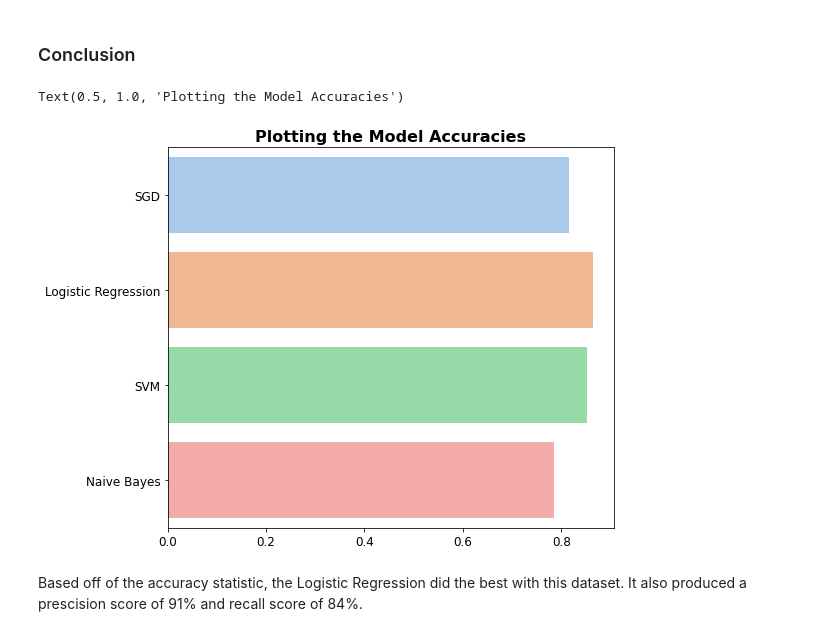
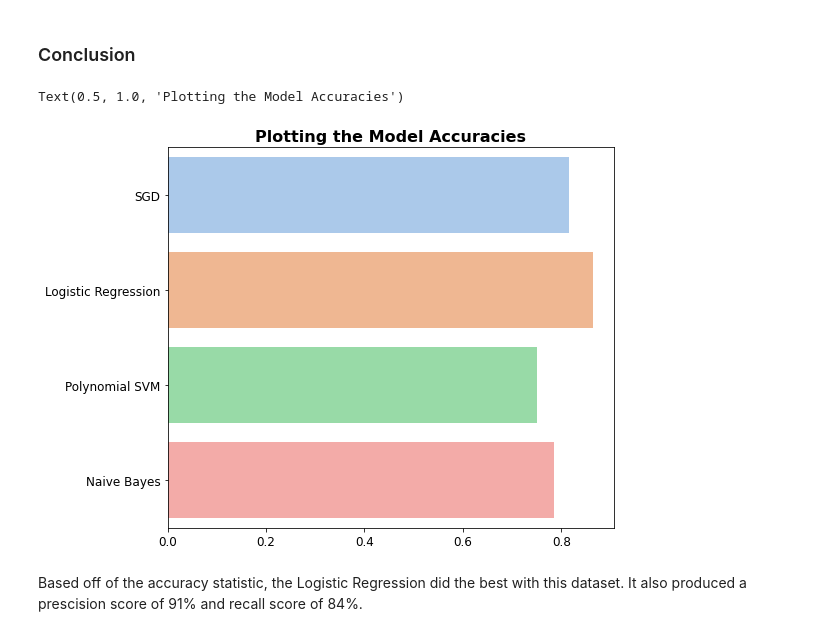
Before and after one commit to erinmcmahon26/Company-Bankruptcy-Prediction, a Jupyter notebook: Company_Bankruptcy.ipynb, the cells around one changed output. Drawn from its saved outputs; the diff is of its cells as text; code cells hidden in the pictures.

```diff
--- a/Company_Bankruptcy.ipynb
+++ b/Company_Bankruptcy.ipynb
@@ -353,7 +353,7 @@ p_svc.fit(x_train, y_train)
 sy_pred = p_svc.predict(x_test)
 cm = confusion_matrix(y_test, sy_pred)
 
-sva2 = accuracy_score(y_test, sy_pred)
+psva = accuracy_score(y_test, sy_pred)
 print('accuracy score = ',accuracy_score(y_test, sy_pred))
 print("Classification Report",classification_report(y_test, sy_pred))
 
@@ -417,7 +419,7 @@ svc=SVC()
 
 
 # declare parameters for hyperparameter tuning
-parameters = [
+parameters = [ {'C':[1, 10, 100, 1000], 'kernel':['linear']},
                {'C':[1, 10, 100, 1000], 'kernel':['rbf'], 'gamma':[0.1, 0.2, 0.3, 0.4, 0.5, 0.6, 0.7, 0.8, 0.9]},
                {'C':[1, 10, 100, 1000], 'kernel':['poly'], 'degree': [2,3,4] ,'gamma':[0.01,0.02,0.03,0.04,0.05]}
               ]
@@ -542,12 +545,12 @@ plt.show()
 ### Conclusion
 # %%
 plt.figure(figsize= (8,7))
-ac = [sgd_auc, accuracy_lr,sva2,nba]
-name = ['SGD','Logistic Regression','SVM','Naive Bayes']
+ac = [sgd_auc, accuracy_lr,psva,nba]
+name = ['SGD','Logistic Regression','Polynomial SVM','Naive Bayes']
 sns.barplot(x = ac,y = name,palette='pastel')
 plt.title("Plotting the Model Accuracies", fontsize=16, fontweight="bold")
 # %% [output]
 Text(0.5, 1.0, 'Plotting the Model Accuracies')
-[figure, old version]
+[figure, new version]
 # %% [markdown]
 Based off of the accuracy statistic, the Logistic Regression did the best with this dataset. It also produced a prescision score of 91% and recall score of 84%.
```
Also changed, not shown: parts of 5 cells of this notebook.
